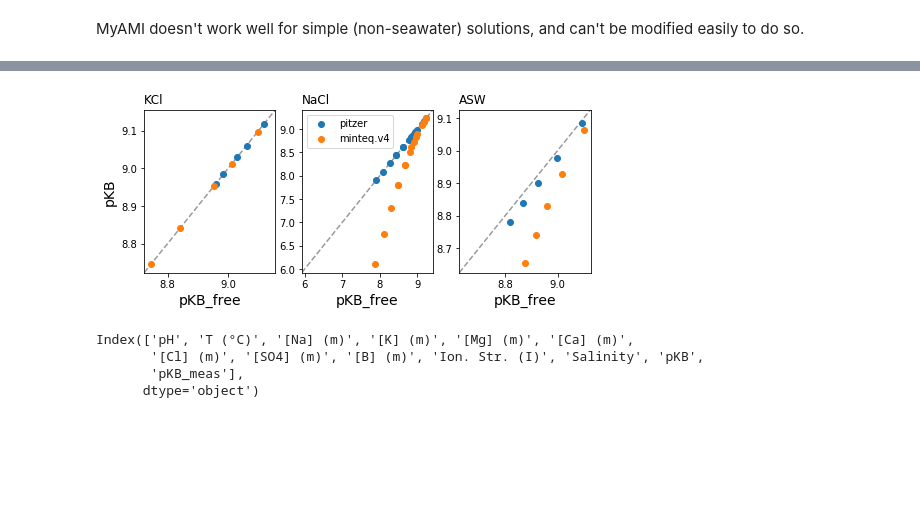
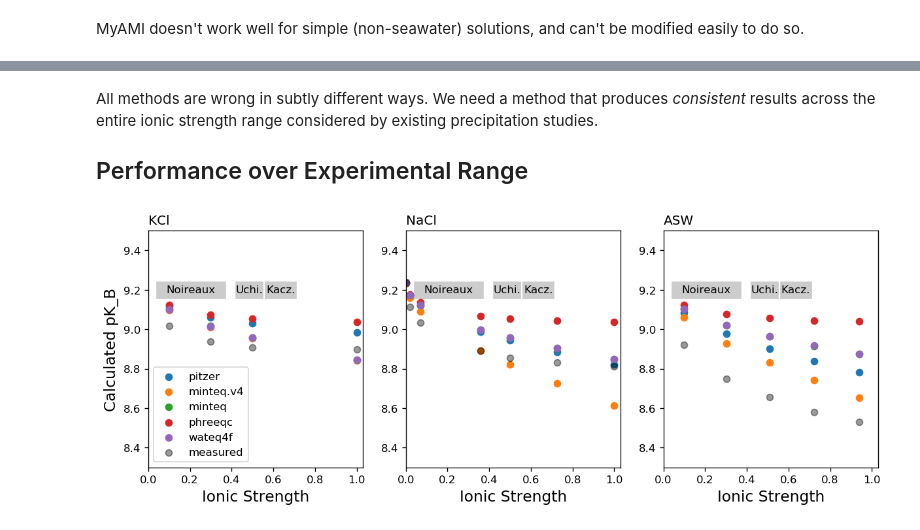
Before and after one commit to oscarbranson/Farmer_2018_Supplement, a Jupyter notebook: Solution Speciation.ipynb, the cells around one changed output, grey strips where cells are left out. Drawn from its saved outputs; the diff is of its cells as text; code cells hidden in the pictures; blank space fills up the shorter version.

```diff
--- a/Solution Speciation.ipynb
+++ b/Solution Speciation.ipynb
@@ -24,2 +26,5 @@ rd = pd.read_csv(raw_data_url, header=[0,1], index_col=[0,1,2])
+# %%
+rd = load.raw_data()
+rd.sort_index(inplace=True)
 # %% [markdown]
 ## Calculate C and B Speciation
@@ -226,7 +133,7 @@ sub = calc
 
 x = 'ion_str'
 
-for db in databases + ['MyAMI_full', 'MyAMI_eSal']:
+for db in databases + ['MyAMI_full']:
     plt.scatter(sub.loc[:, ('pitzer', x)],
                 -np.log10((10**-sub.loc[:, ('pitzer', 'pH')] *
                            sub.loc[:, (db, 'BOH4')] /
@@ -338,30 +234,50 @@ for ax in axs:
+# %% [markdown]
+All methods are wrong in subtly different ways. We need a method that produces *consistent* results across the entire ionic strength range considered by existing precipitation studies.
+
+## Performance over Experimental Range
 # %%
-fig, axs = plt.subplots(1, 3, figsize=[8, 3])
+fig, axs = plt.subplots(1, 3, figsize=[12, 4])
 
-x = 'pKB'
-dbs = ['pitzer', 'minteq.v4']
+x = 'Ion. Str. (I)'
+xm = 1
+# dbs = ['pitzer', 'minteq.v4']
+dbs = databases
 
 for sol, ax in zip(['KCl', 'NaCl', 'ASW'], axs):
     sub = pkbs.loc[idx[:, sol] ,:]
     ax.set_title(sol, loc='left')
     for db in dbs:
-        ax.scatter(sub.loc[:, (db, 'pKB_free')].values, sub.loc[:, (db, 'pKB')].values, label=db)
-    ax.set_xlabel('pKB_free', fontsize=14)
+        ax.scatter(sub.loc[:, ('orig', x)].values * xm, sub.loc[:, (db, 'pKB')].values, label=db)
+    ax.set_xlabel('Ionic Strength', fontsize=14)
 
-axs[1].legend()
-axs[0].set_ylabel('pKB', fontsize=14)
+    ax.scatter(sub.loc[:, ('orig', x)].values * xm,
+               sub.loc[:, ('orig', 'pKB')].values,
+               c='k', alpha=0.4, label='measured')
+
+axs[0].legend()
+axs[0].set_ylabel('Calculated pK_B', fontsize=14)
+
 
 for ax in axs:
-    lims = ax.get_ylim()
-    ax.set_xlim(lims)
-    ax.set_ylim(lims)
-    ax.plot(lims, lims, c='k', ls='dashed', zorder=-1, alpha=0.4)
+    ax.set_xlim(0, 1.03)
+    ax.set_ylim(8.3, 9.5)
+#     lims = ax.get_ylim()
+#     ax.set_xlim(lims)
+#     ax.set_ylim(lims)
+#     ax.plot(lims, lims, c='k', ls='dashed', zorder=-1, alpha=0.4)
+
+for ax in axs:
+    y = 9.2
+    lohi = (.08, .33)
+    ax.plot(lohi, [y, y], lw=16, c=(0,0,0,0.2))
+    ax.text(np.mean(lohi), y, 'Noireaux', va='center', ha='center', fontsize=10)
+
+    lohi = (.46, .51)
+    ax.plot(lohi, [y, y], lw=16, c=(0,0,0,0.2))
+    ax.text(np.mean(lohi), y, 'Uchi.', va='center', ha='center', fontsize=10)
+
+    lohi = (.6, .67)
+    ax.plot(lohi, [y, y], lw=16, c=(0,0,0,0.2))
+    ax.text(np.mean(lohi), y, 'Kacz.', va='center', ha='center', fontsize=10)
 # %% [output]
-[figure, old version]
+[figure, new version]
-# %%
-pkbs['orig'].columns
-# %% [output]
-Index(['pH', 'T (°C)', '[Na] (m)', '[K] (m)', '[Mg] (m)', '[Ca] (m)',
-       '[Cl] (m)', '[SO4] (m)', '[B] (m)', 'Ion. Str. (I)', 'Salinity', 'pKB',
-       'pKB_meas'],
-      dtype='object')
```
Also changed, not shown: parts of 45 cells of this notebook, 2 other files.
